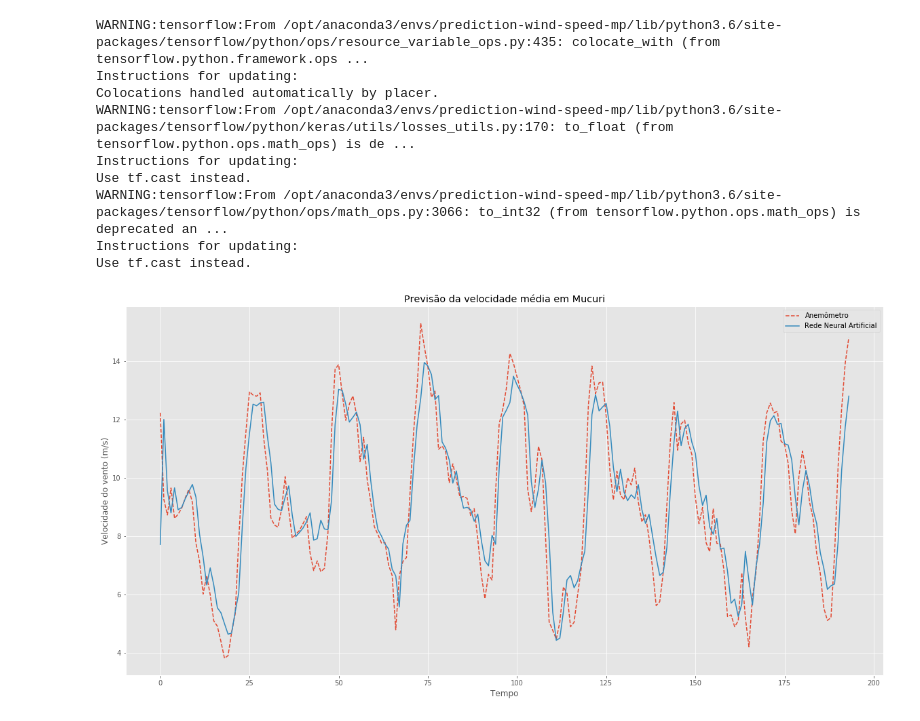
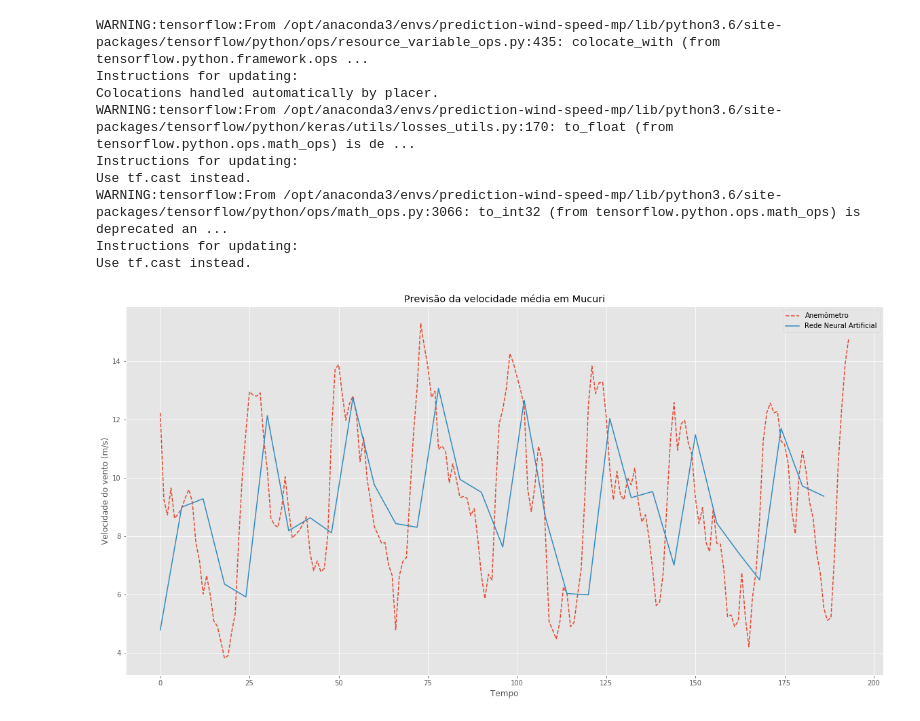
Before and after one commit to patricksferraz/wind-speed-forecast, a Jupyter notebook: predict_rna.ipynb, the cells around one changed output. Cells and saved outputs as stored; diff of their text form; code cells hidden in the pictures.

Commit message:
refactor(rna): adds prediction for next 6 hours

```diff
--- a/predict_rna.ipynb
+++ b/predict_rna.ipynb
@@ -17,10 +17,16 @@ args = {
 # load train datas
 dataframe_t = pd.read_csv(args["dataset_t"], delimiter="\t", header=None)
 dataset_t = dataframe_t.values
+
+# dataset for execution of the prediction for next 6 hours
+dataset_t = dataset_t[::6]
 # %%
 # load pred datas
 dataframe_p = pd.read_csv(args["dataset_p"], delimiter="\t", header=None)
 dataset_p = dataframe_p.values
+
+# dataset for execution of the prediction for next 6 hours
+dataset_p = dataset_p[2::6]
 # %%
 # preprocessing for input in rna
 X_prev = np.copy(dataset_p)
@@ -59,18 +75,32 @@ Use tf.cast instead.
 # inverse normalization
 Y_pred = scaler_y.inverse_transform(preds)
 # %%
-# plot prediction
-y_size = range(len(dataset_p))
-Y_real = dataset_p[:,4]
+# # plot prediction
+# y_size = range(len(dataset_p))
+# Y_real = dataset_p[:,4]
 
-plt.figure(figsize=(20,10))
-plt.style.use("ggplot")
-plt.plot(y_size, Y_real, linestyle="--", label="Anemômetro")
-plt.plot(y_size, Y_pred, label="Rede Neural Artificial")
-plt.title("Previsão da velocidade média em Mucuri")
-plt.xlabel("Tempo")
-plt.ylabel("Velocidade do vento (m/s)")
-plt.legend()
-plt.savefig(args["plot"])
+# plt.figure(figsize=(20,10))
+# plt.style.use("ggplot")
+# plt.plot(y_size, Y_real, linestyle="--", label="Anemômetro")
+# plt.plot(y_size, Y_pred, label="Rede Neural Artificial")
+# plt.title("Previsão da velocidade média em Mucuri")
+# plt.xlabel("Tempo")
+# plt.ylabel("Velocidade do vento (m/s)")
+# plt.legend()
+# plt.savefig(args["plot"])
-# %% [output]
-[figure, removed]
+# %%
+# plot prediction for six days
+y_size = range(len(dataframe_p.values))
+Y_real = dataframe_p.values[:,4]
+
+plt.figure(figsize=(20,10))
+plt.style.use("ggplot")
+plt.plot(y_size, Y_real, linestyle="--", label="Anemômetro")
+plt.plot(np.arange(len(Y_pred))*6, Y_pred, label="Rede Neural Artificial")
+plt.title("Previsão da velocidade média em Mucuri")
+plt.xlabel("Tempo")
+plt.ylabel("Velocidade do vento (m/s)")
+plt.legend()
+plt.savefig(args["plot"])
+# %% [output]
+[figure, added]
```
Also changed, not shown: parts of 1 cell of this notebook, 14 other files.
